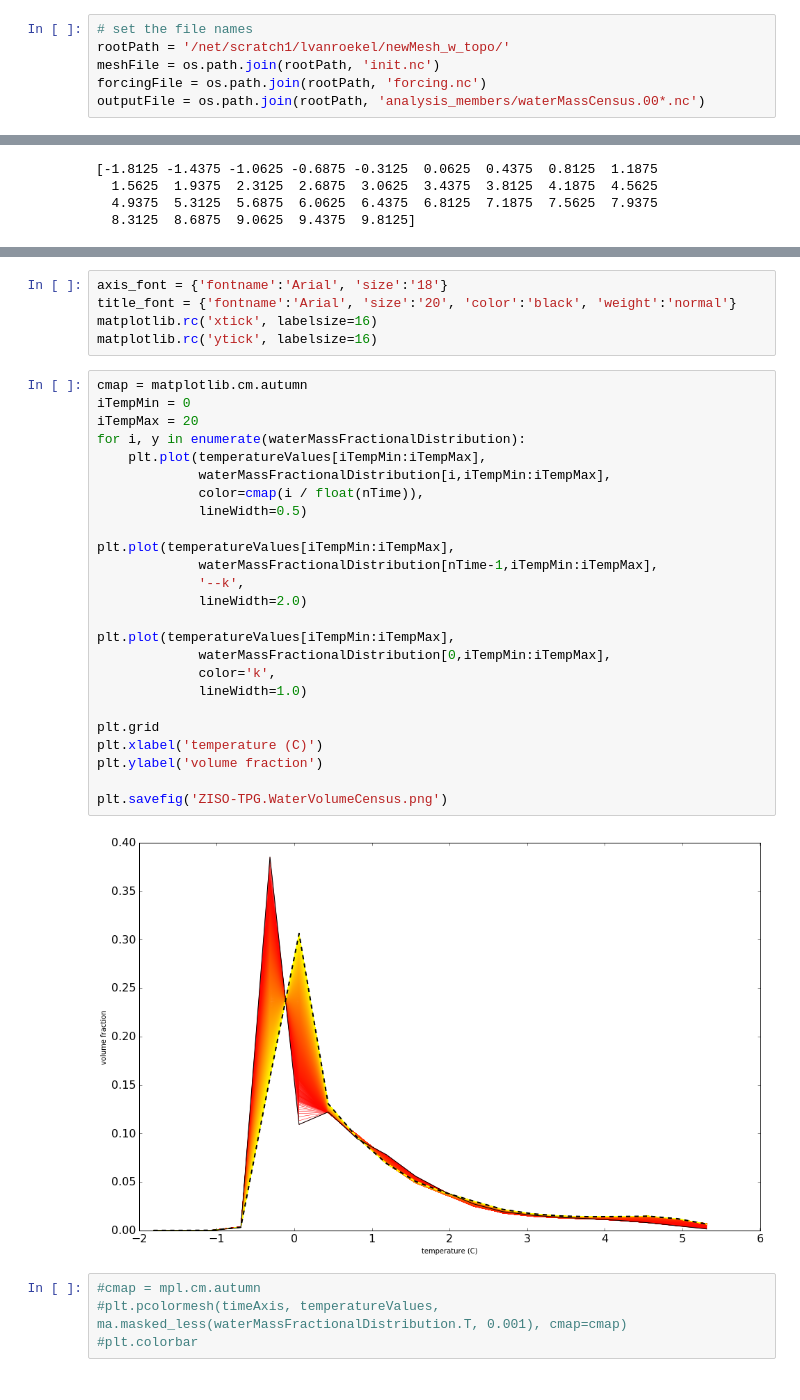
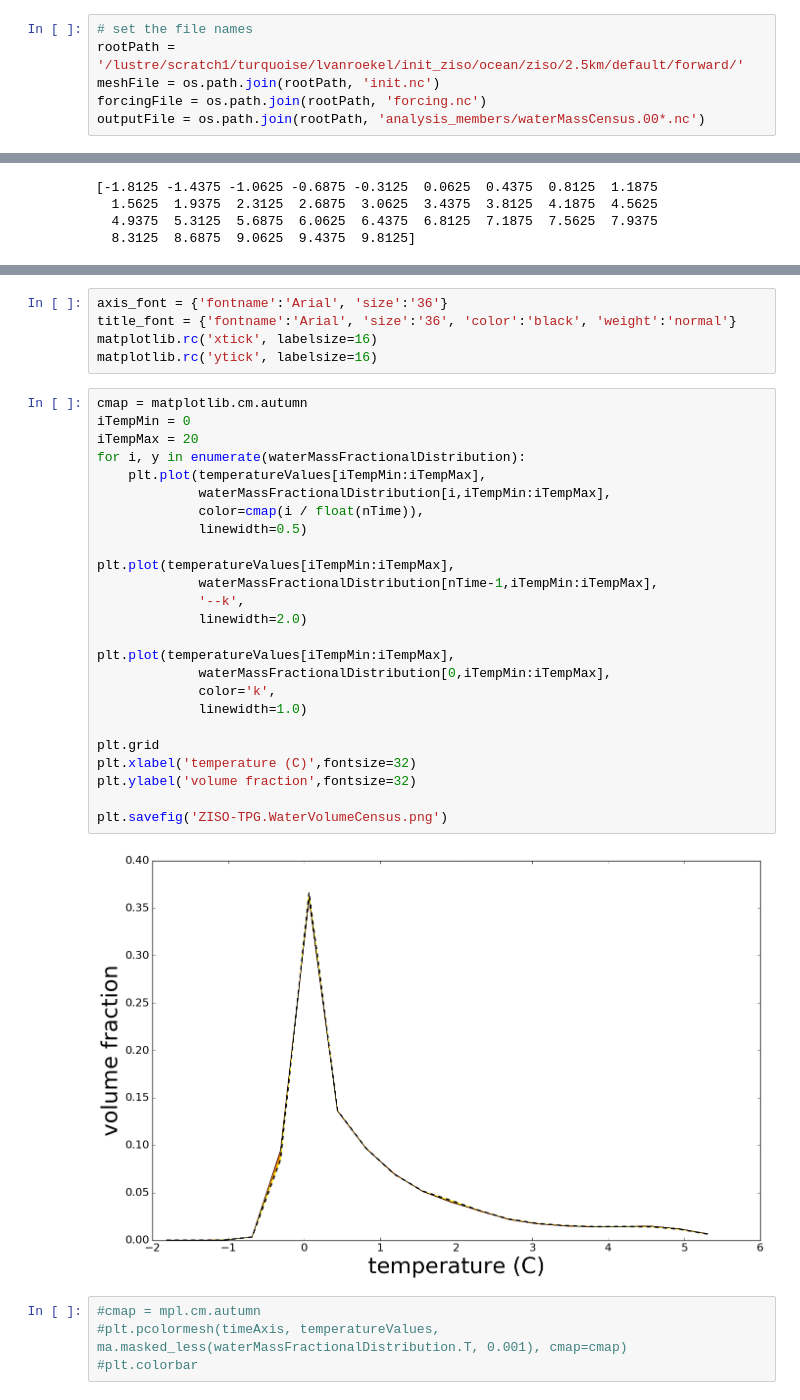
Before and after one commit to vanroekel/ZISO_plotting_notebooks, a Jupyter notebook: waterMassCensus.ipynb, the cells around one changed output, grey strips where cells are left out. Drawn from its saved outputs; the diff is of its cells as text.

```diff
--- a/waterMassCensus.ipynb
+++ b/waterMassCensus.ipynb
@@ -15,7 +15,7 @@ matplotlib.rcParams['figure.figsize'] = (16, 10) # Large figures
 dpi=200;
 # %%
 # set the file names
-rootPath = '/net/scratch1/lvanroekel/newMesh_w_topo/'
+rootPath = '/lustre/scratch1/turquoise/lvanroekel/init_ziso/ocean/ziso/2.5km/default/forward/'
 meshFile = os.path.join(rootPath, 'init.nc')
 forcingFile = os.path.join(rootPath, 'forcing.nc')
 outputFile = os.path.join(rootPath, 'analysis_members/waterMassCensus.00*.nc')
@@ -85,35 +85,35 @@ print waterMassFractionalDistribution.shape
 # %%
-axis_font = {'fontname':'Arial', 'size':'18'}
-title_font = {'fontname':'Arial', 'size':'20', 'color':'black', 'weight':'normal'}
+axis_font = {'fontname':'Arial', 'size':'36'}
+title_font = {'fontname':'Arial', 'size':'36', 'color':'black', 'weight':'normal'}
 matplotlib.rc('xtick', labelsize=16)
 matplotlib.rc('ytick', labelsize=16)
 # %%
 cmap = matplotlib.cm.autumn
 iTempMin = 0
 iTempMax = 20
 for i, y in enumerate(waterMassFractionalDistribution):
     plt.plot(temperatureValues[iTempMin:iTempMax],
              waterMassFractionalDistribution[i,iTempMin:iTempMax],
              color=cmap(i / float(nTime)),
-             lineWidth=0.5)
+             linewidth=0.5)
 
 plt.plot(temperatureValues[iTempMin:iTempMax],
              waterMassFractionalDistribution[nTime-1,iTempMin:iTempMax],
              '--k',
-             lineWidth=2.0)
+             linewidth=2.0)
 
 plt.plot(temperatureValues[iTempMin:iTempMax],
              waterMassFractionalDistribution[0,iTempMin:iTempMax],
              color='k',
-             lineWidth=1.0)
+             linewidth=1.0)
 
 plt.grid
-plt.xlabel('temperature (C)')
-plt.ylabel('volume fraction')
+plt.xlabel('temperature (C)',fontsize=32)
+plt.ylabel('volume fraction',fontsize=32)
 
 plt.savefig('ZISO-TPG.WaterVolumeCensus.png')
 # %% [output]
-[figure, old version]
+[figure, new version]
 # %%
 #cmap = mpl.cm.autumn
 #plt.pcolormesh(timeAxis, temperatureValues, ma.masked_less(waterMassFractionalDistribution.T, 0.001), cmap=cmap)
```
Also changed, not shown: parts of 3 cells of this notebook, 4 other files.
